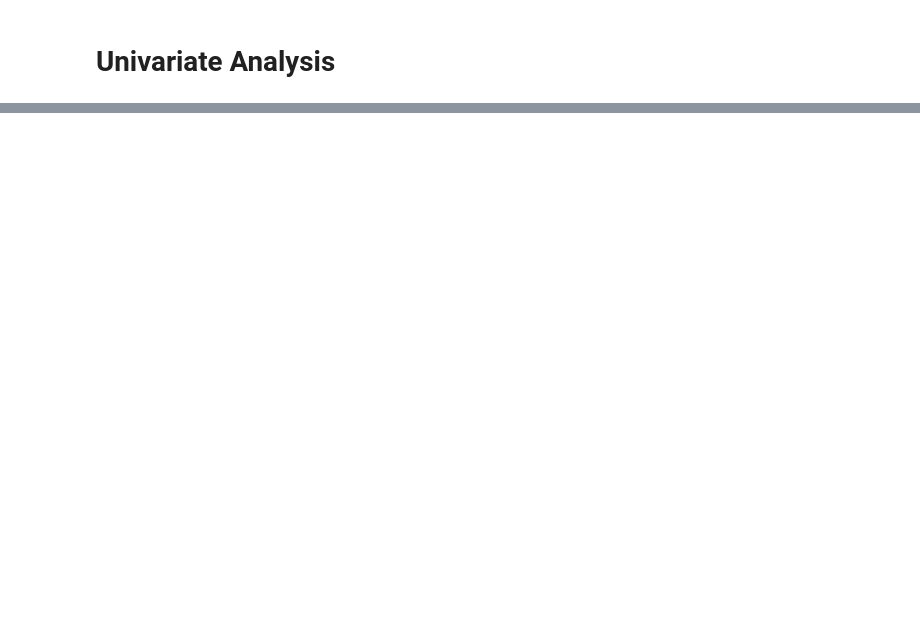
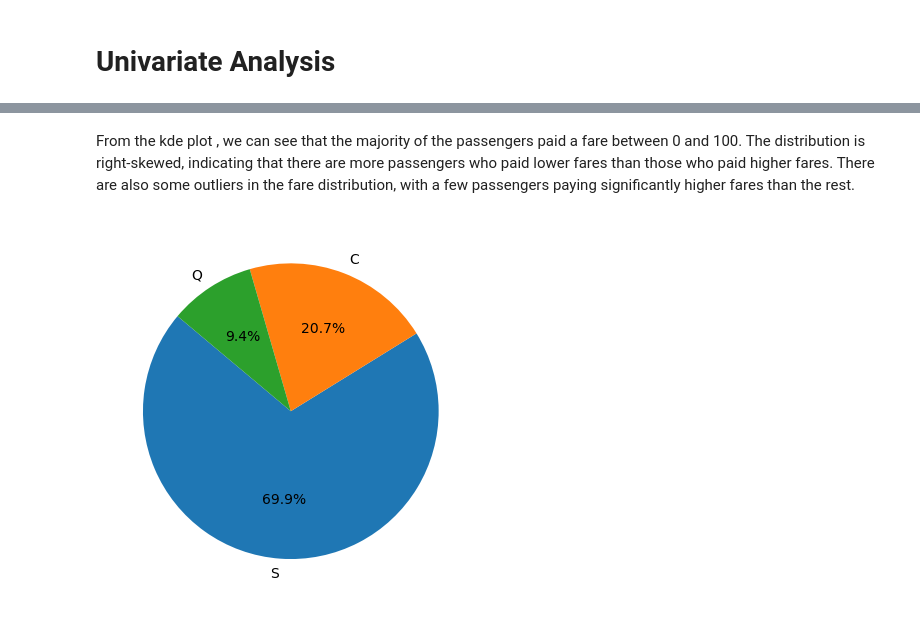
Before and after one commit to zainulabideenab9-cloud/Titanic_dataset_research, a Jupyter notebook: EDA_SUMMARY_OF_DATA.ipynb, the cells around one changed output, grey strips where cells are left out. Saved outputs shown, nothing was run; the diff lists cells and outputs as text; code cells hidden in the pictures; blank space fills up the shorter version.

```diff
--- a/EDA_SUMMARY_OF_DATA.ipynb
+++ b/EDA_SUMMARY_OF_DATA.ipynb
@@ -240,0 +286,10 @@ Max age of the passengers is 80 years and the minimum age is 0.42 years. The ave
+# %% [markdown]
+From the kde plot , we can see that the majority of the passengers paid a fare between 0 and 100. The distribution is right-skewed, indicating that there are more passengers who paid lower fares than those who paid higher fares. There are also some outliers in the fare distribution, with a few passengers paying significantly higher fares than the rest.
+# %%
+# Now lets look at the embarked column to see the distribution of
+# passengers based on their port of embarkation. We will use a bar
+#  chart to visualize the distribution of embarked ports.
+plt.pie(df["Embarked"].value_counts(), labels=df["Embarked"].value_counts().index, autopct='%1.1f%%', startangle=140)
+plt.show()
+# %% [output]
+[figure, added]
```
Also changed, not shown: parts of 29 cells of this notebook.
